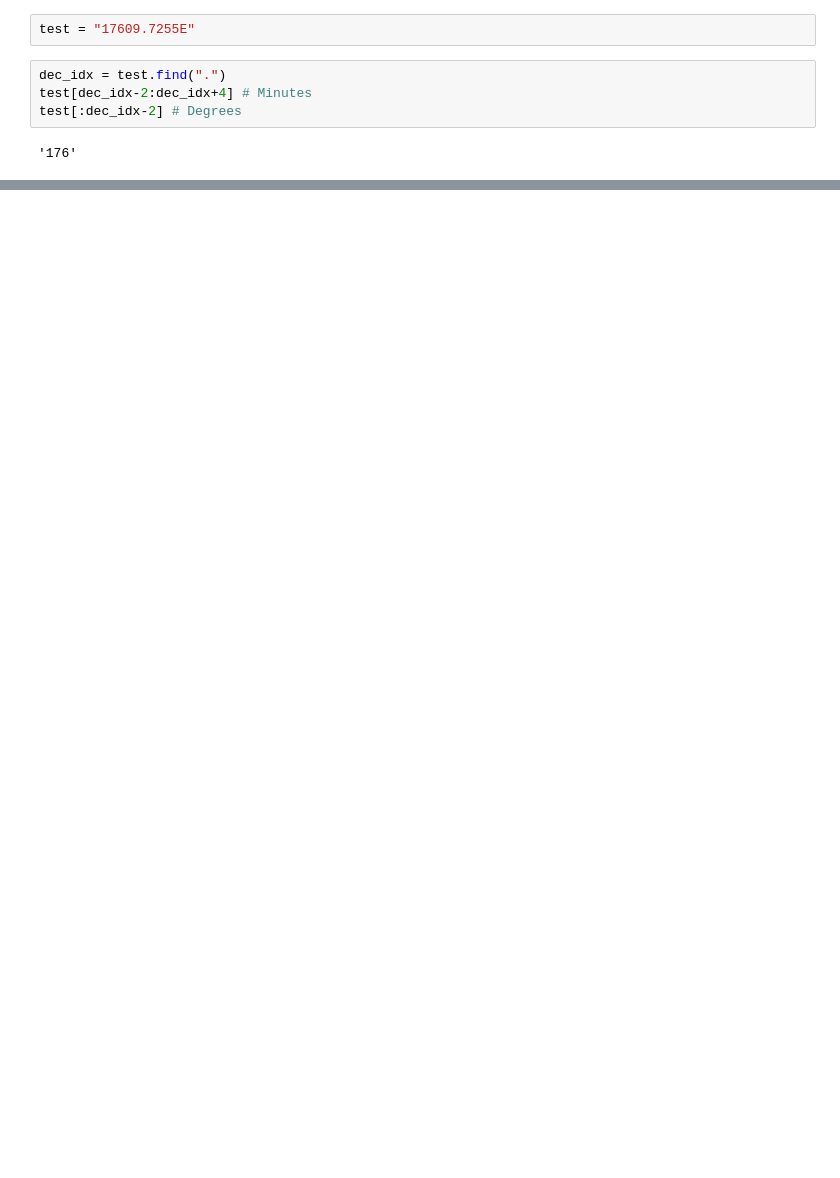
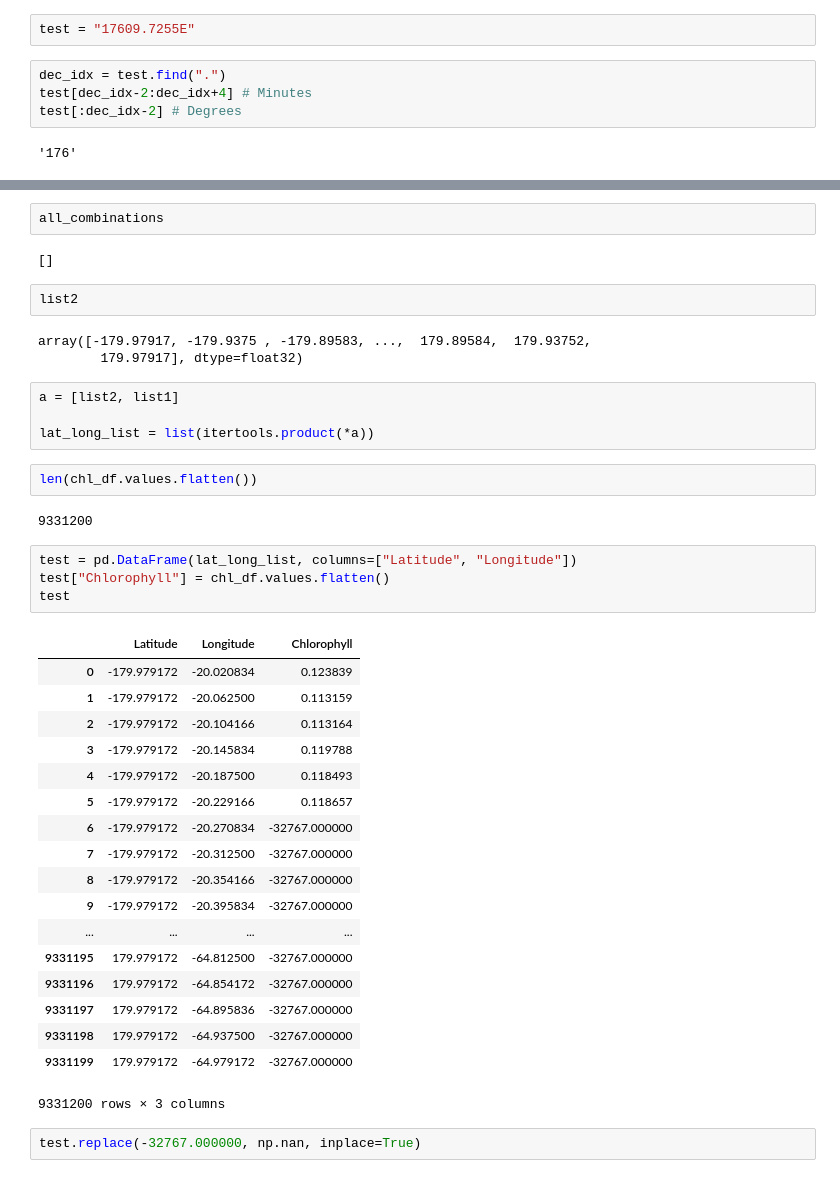
Before and after one commit to AmyPhung/chl-a-comparison, a Jupyter notebook: Workbook5.ipynb, the cells around one changed output, grey strips where cells are left out. Drawn from its saved outputs; the diff is of its cells as text; blank space fills up the shorter version.

```diff
--- a/Workbook5.ipynb
+++ b/Workbook5.ipynb
@@ -1035,0 +1007,42 @@ Name: GPS-lab-Lon, Length: 34396, dtype: object
+# %%
+all_combinations
+# %% [output]
+[]
+# %%
+list2
+# %% [output]
+array([-179.97917, -179.9375 , -179.89583, ...,  179.89584,  179.93752,
+        179.97917], dtype=float32)
+# %%
+a = [list2, list1]
+
+lat_long_list = list(itertools.product(*a))
+# %%
+len(chl_df.values.flatten())
+# %% [output]
+9331200
+# %%
+test = pd.DataFrame(lat_long_list, columns=["Latitude", "Longitude"])
+test["Chlorophyll"] = chl_df.values.flatten()
+test
+# %% [output]
+|  | Latitude | Longitude | Chlorophyll |
+| 0 | -179.979172 | -20.020834 | 0.123839 |
+| 1 | -179.979172 | -20.062500 | 0.113159 |
+| 2 | -179.979172 | -20.104166 | 0.113164 |
+| 3 | -179.979172 | -20.145834 | 0.119788 |
+| 4 | -179.979172 | -20.187500 | 0.118493 |
+| 5 | -179.979172 | -20.229166 | 0.118657 |
+| 6 | -179.979172 | -20.270834 | -32767.000000 |
+| 7 | -179.979172 | -20.312500 | -32767.000000 |
+| 8 | -179.979172 | -20.354166 | -32767.000000 |
+| 9 | -179.979172 | -20.395834 | -32767.000000 |
+| ... | ... | ... | ... |
+| 9331195 | 179.979172 | -64.812500 | -32767.000000 |
+| 9331196 | 179.979172 | -64.854172 | -32767.000000 |
+| 9331197 | 179.979172 | -64.895836 | -32767.000000 |
+| 9331198 | 179.979172 | -64.937500 | -32767.000000 |
+| 9331199 | 179.979172 | -64.979172 | -32767.000000 |
+9331200 rows × 3 columns
+# %%
+test.replace(-32767.000000, np.nan, inplace=True)
```
Also changed, not shown: parts of 20 cells of this notebook.
